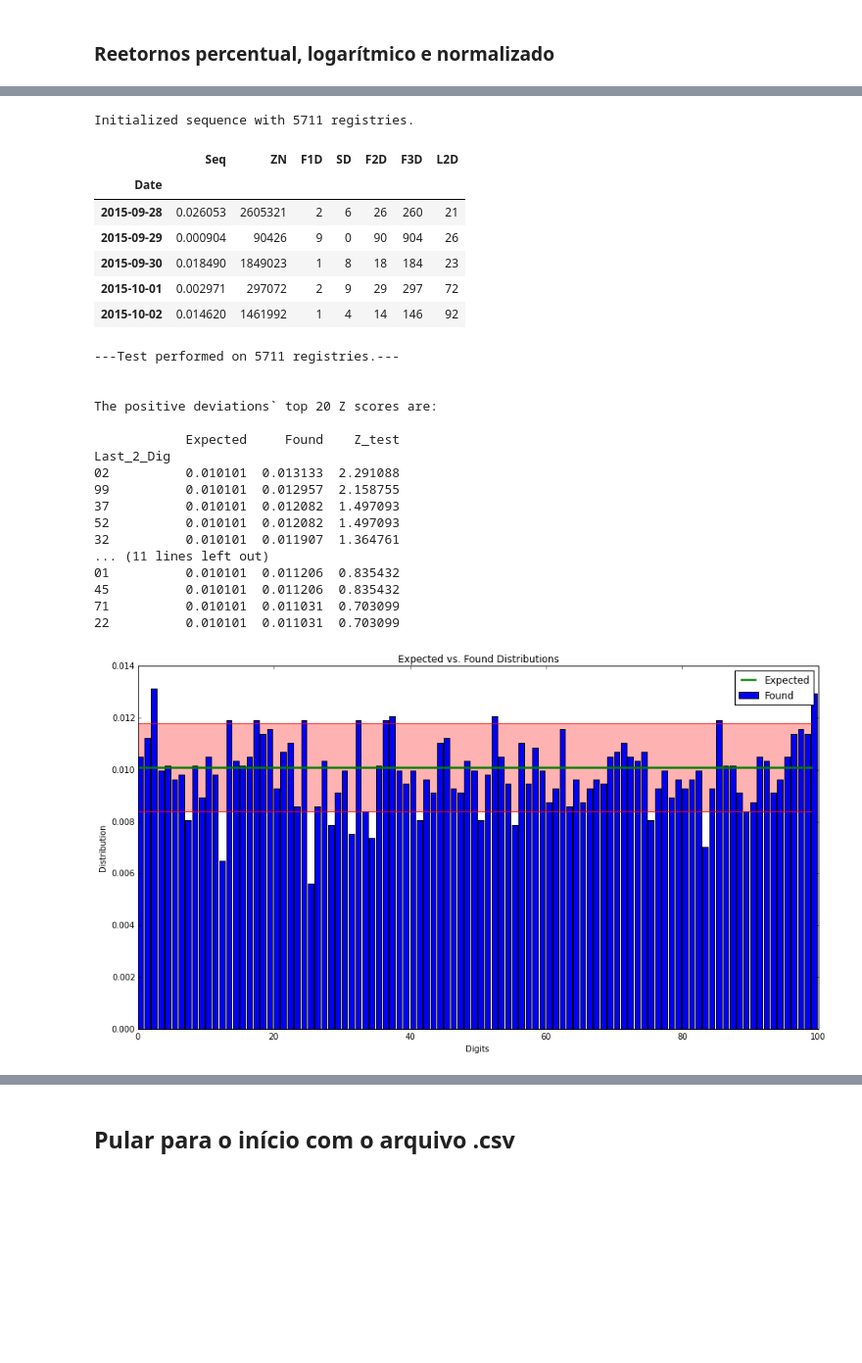
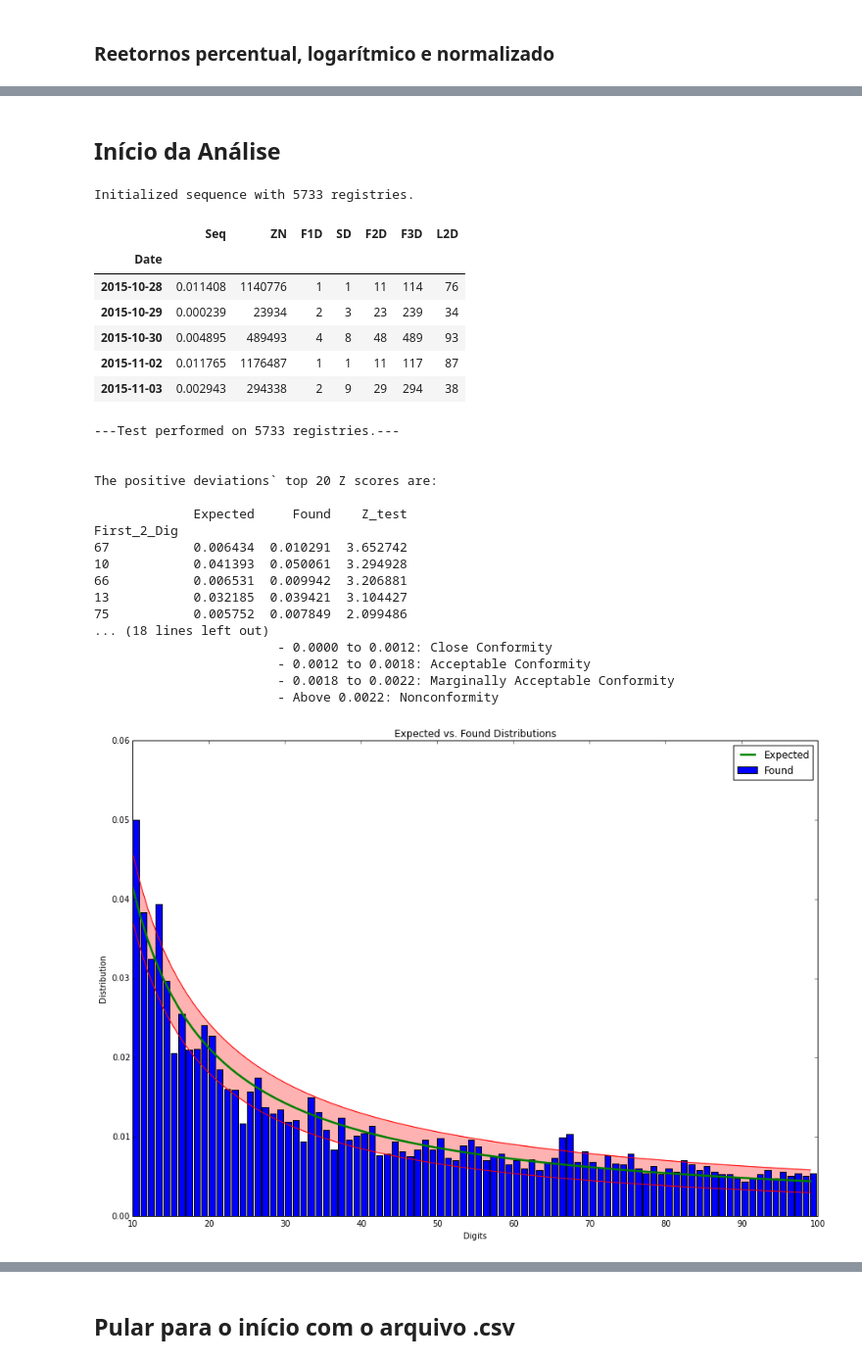
Before and after one commit to milcent/benford_py, a Jupyter notebook: Ben_OOP.ipynb, the cells around one changed output, grey strips where cells are left out. Shown: that part at 98% size. Drawn from its saved outputs; the diff is of its cells as text; code cells hidden in the pictures; blank space fills up the shorter version.

Commit message:
Improvements in Tests, MADs and Plotting

```diff
--- a/Ben_OOP.ipynb
+++ b/Ben_OOP.ipynb
@@ -65,0 +72,2 @@ i.head()
+# %%
+i = pd.read_csv('SPY.csv', index_col=0)
@@ -66,38 +84,40 @@ i.head()
+# %% [markdown]
+## Início da Análise
 # %%
 ibn = o.Analysis(abs(i.l_c), dec=8)
 # %% [output]
-Initialized sequence with 5711 registries.
+Initialized sequence with 5733 registries.
 # %%
 ibn.tail()
 # %% [output]
 |  | Seq | ZN | F1D | SD | F2D | F3D | L2D |
 | Date |  |  |  |  |  |  |  |
-| 2015-09-28 | 0.026053 | 2605321 | 2 | 6 | 26 | 260 | 21 |
-| 2015-09-29 | 0.000904 | 90426 | 9 | 0 | 90 | 904 | 26 |
-| 2015-09-30 | 0.018490 | 1849023 | 1 | 8 | 18 | 184 | 23 |
-| 2015-10-01 | 0.002971 | 297072 | 2 | 9 | 29 | 297 | 72 |
-| 2015-10-02 | 0.014620 | 1461992 | 1 | 4 | 14 | 146 | 92 |
+| 2015-10-28 | 0.011408 | 1140776 | 1 | 1 | 11 | 114 | 76 |
+| 2015-10-29 | 0.000239 | 23934 | 2 | 3 | 23 | 239 | 34 |
+| 2015-10-30 | 0.004895 | 489493 | 4 | 8 | 48 | 489 | 93 |
+| 2015-11-02 | 0.011765 | 1176487 | 1 | 1 | 11 | 117 | 87 |
+| 2015-11-03 | 0.002943 | 294338 | 2 | 9 | 29 | 294 | 38 |
 # %%
-c = ibn.lastTwoDigits(conf_level=80)
+c = ibn.firstDigits(2, conf_level=90)
 # %% [output]
----Test performed on 5711 registries.---
+---Test performed on 5733 registries.---
 
 
 The positive deviations` top 20 Z scores are:
 
-            Expected     Found    Z_test
-Last_2_Dig
-02          0.010101  0.013133  2.291088
-99          0.010101  0.012957  2.158755
-37          0.010101  0.012082  1.497093
-52          0.010101  0.012082  1.497093
-32          0.010101  0.011907  1.364761
-... (11 lines left out)
-01          0.010101  0.011206  0.835432
-45          0.010101  0.011206  0.835432
-71          0.010101  0.011031  0.703099
-22          0.010101  0.011031  0.703099
+             Expected     Found    Z_test
+First_2_Dig
+67           0.006434  0.010291  3.652742
+10           0.041393  0.050061  3.294928
+66           0.006531  0.009942  3.206881
+13           0.032185  0.039421  3.104427
+75           0.005752  0.007849  2.099486
+... (18 lines left out)
+                        - 0.0000 to 0.0012: Close Conformity
+                        - 0.0012 to 0.0018: Acceptable Conformity
+                        - 0.0018 to 0.0022: Marginally Acceptable Conformity
+                        - Above 0.0022: Nonconformity
-[figure, old version]
+[figure, new version]
 # %%
 m = ibn.mantissas(plot = True)
 # %% [output]
```
Also changed, not shown: parts of 30 cells of this notebook, 2 other files.
